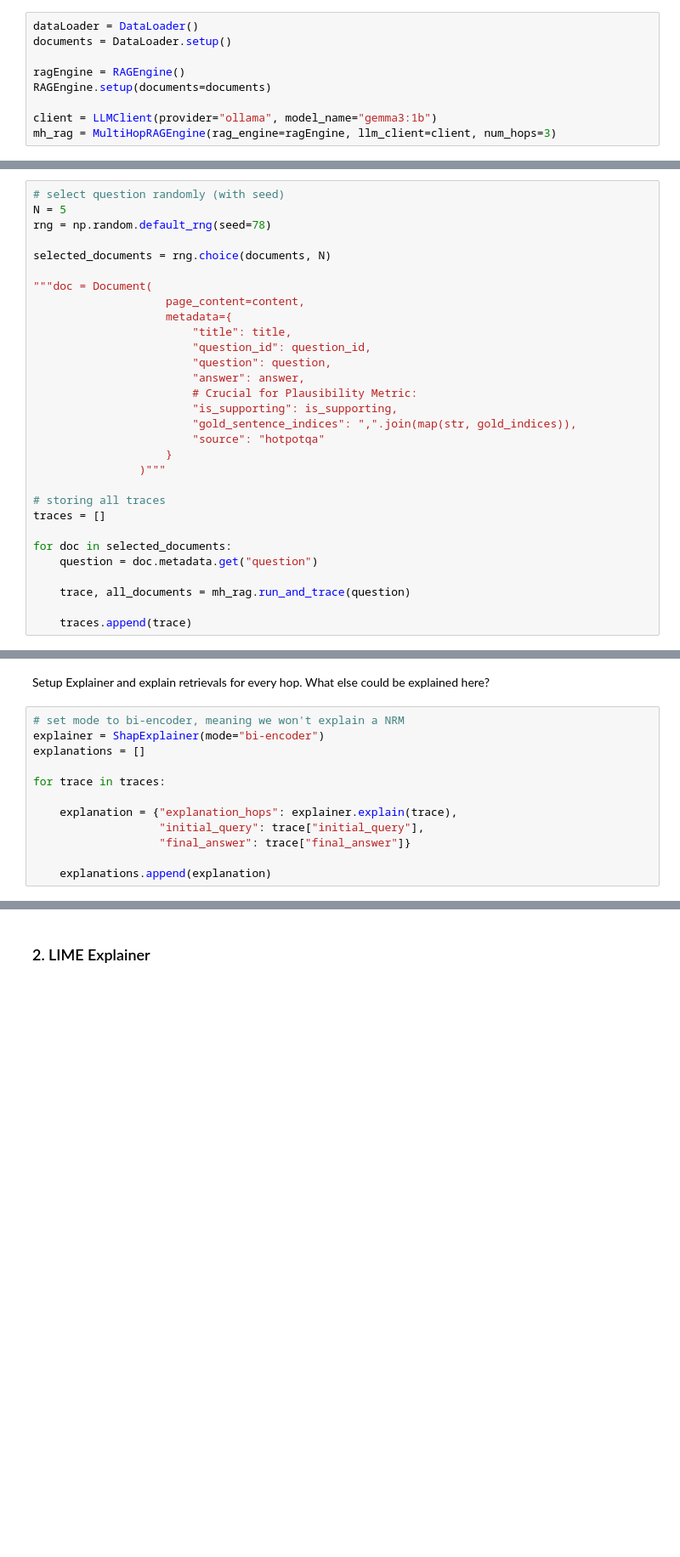
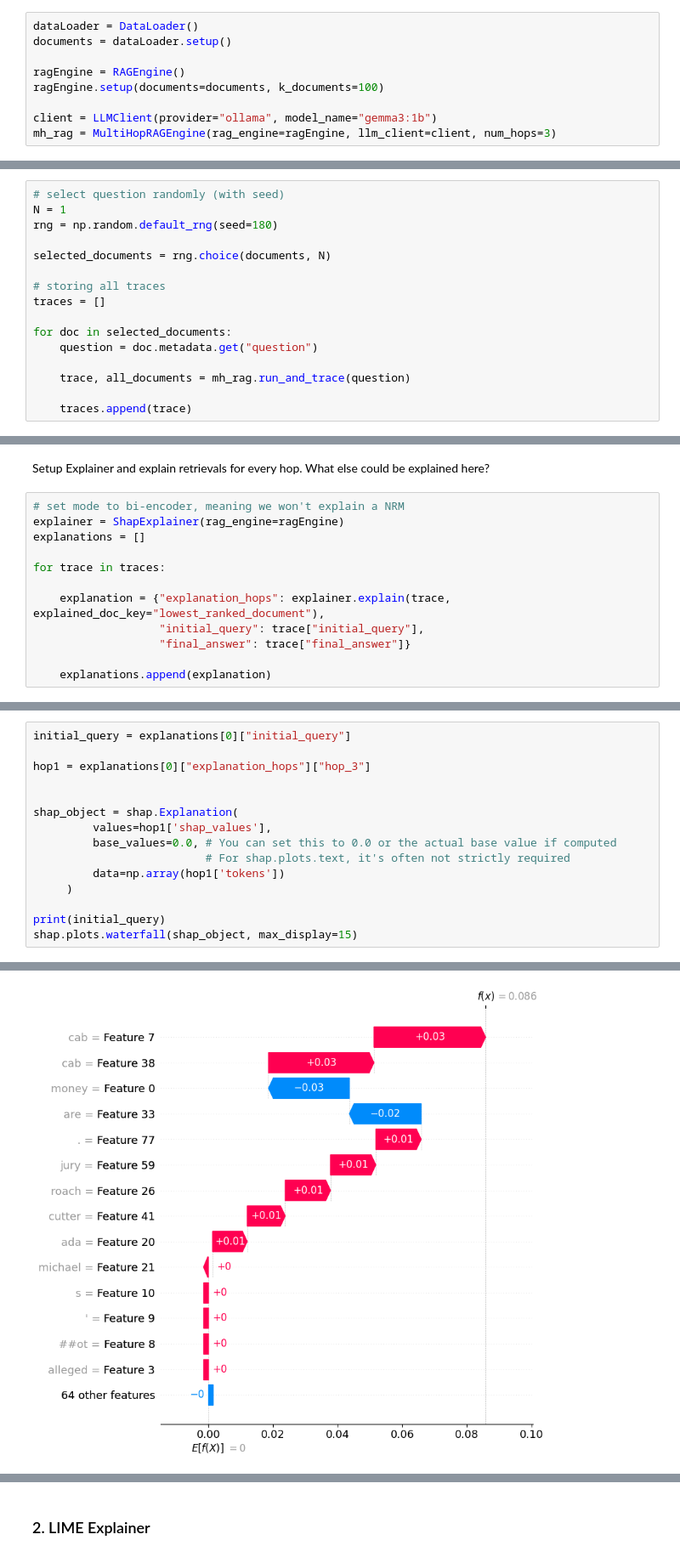
Before and after one commit to benediktveith/xai-rag, a Jupyter notebook: notebooks/DeepShapNRM.ipynb, the cells around one changed output, grey strips where cells are left out. Shown: that part at 85% size. Drawn from its saved outputs; the diff is of its cells as text; blank space fills up the shorter version.

Commit message:
Shap and Lime Explainer update

```diff
--- a/notebooks/DeepShapNRM.ipynb
+++ b/notebooks/DeepShapNRM.ipynb
@@ -73,10 +73,10 @@ We use the top Document for the AOPC Metric.
 Setup RAG-Engine with LLM-Client.
 # %%
 dataLoader = DataLoader()
-documents = DataLoader.setup()
+documents = dataLoader.setup()
 
 ragEngine = RAGEngine()
-RAGEngine.setup(documents=documents)
+ragEngine.setup(documents=documents, k_documents=100)
 
 client = LLMClient(provider="ollama", model_name="gemma3:1b")
 mh_rag = MultiHopRAGEngine(rag_engine=ragEngine, llm_client=client, num_hops=3)
@@ -88,24 +93,10 @@ RagEngine ready.
 Setup and run Multi-Hop Retrieval experiment. For this we will select a random set of questions from the dataset().
 # %%
 # select question randomly (with seed)
-N = 5
-rng = np.random.default_rng(seed=78)
+N = 1
+rng = np.random.default_rng(seed=180)
 
 selected_documents = rng.choice(documents, N)
-
-"""doc = Document(
-                    page_content=content,
-                    metadata={
-                        "title": title,
-                        "question_id": question_id,
-                        "question": question,
-                        "answer": answer,
-                        # Crucial for Plausibility Metric:
-                        "is_supporting": is_supporting,
-                        "gold_sentence_indices": ",".join(map(str, gold_indices)),
-                        "source": "hotpotqa"
-                    }
-                )"""
 
 # storing all traces
 traces = []
@@ -122,12 +129,12 @@ NameError: name 'np' is not defined
 Setup Explainer and explain retrievals for every hop. What else could be explained here?
 # %%
 # set mode to bi-encoder, meaning we won't explain a NRM
-explainer = ShapExplainer(mode="bi-encoder")
+explainer = ShapExplainer(rag_engine=ragEngine)
 explanations = []
 
 for trace in traces:
 
-    explanation = {"explanation_hops": explainer.explain(trace),
+    explanation = {"explanation_hops": explainer.explain(trace, explained_doc_key="lowest_ranked_document"),
                    "initial_query": trace["initial_query"],
                    "final_answer": trace["final_answer"]}
 
@@ -136,0 +146,16 @@ IndentationError: expected an indented block after 'for' statement on line 5 (13
+# %%
+initial_query = explanations[0]["initial_query"]
+
+hop1 = explanations[0]["explanation_hops"]["hop_3"]
+
+
+shap_object = shap.Explanation(
+         values=hop1['shap_values'],
+         base_values=0.0, # You can set this to 0.0 or the actual base value if computed
+                          # For shap.plots.text, it's often not strictly required
+         data=np.array(hop1['tokens'])
+     )
+
+print(initial_query)
+shap.plots.waterfall(shap_object, max_display=15)
+# %% [output]
@@ -136,0 +163 @@ IndentationError: expected an indented block after 'for' statement on line 5 (13
+[figure, added]
```
Also changed, not shown: parts of 11 cells of this notebook, 5 other files.
